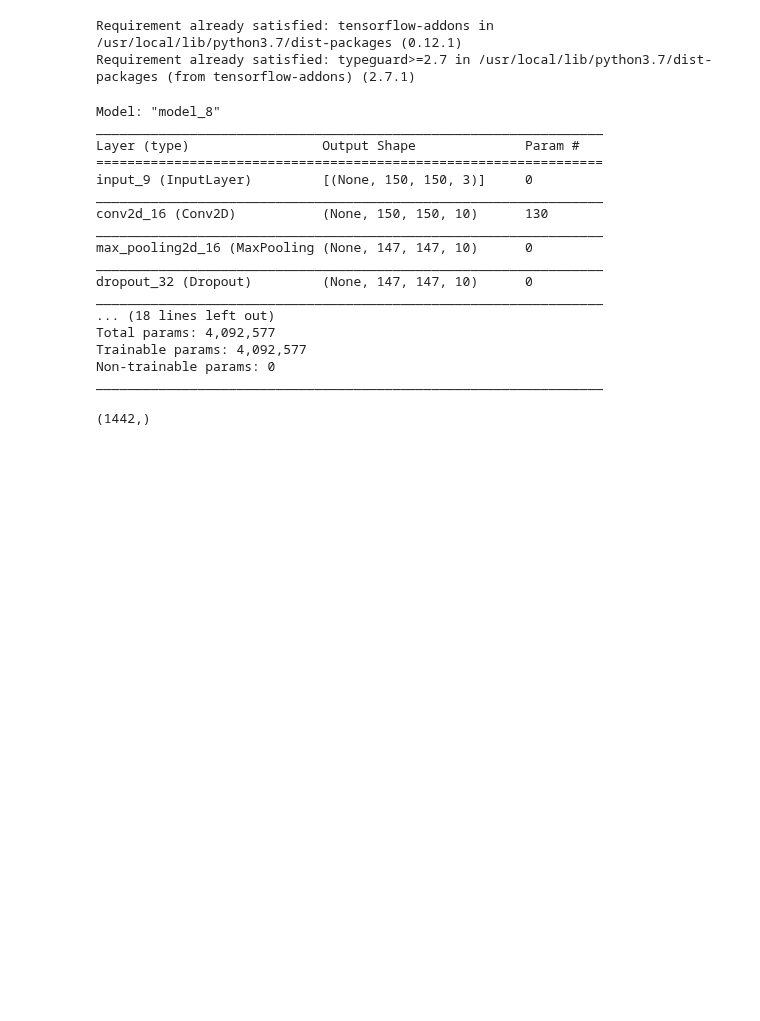
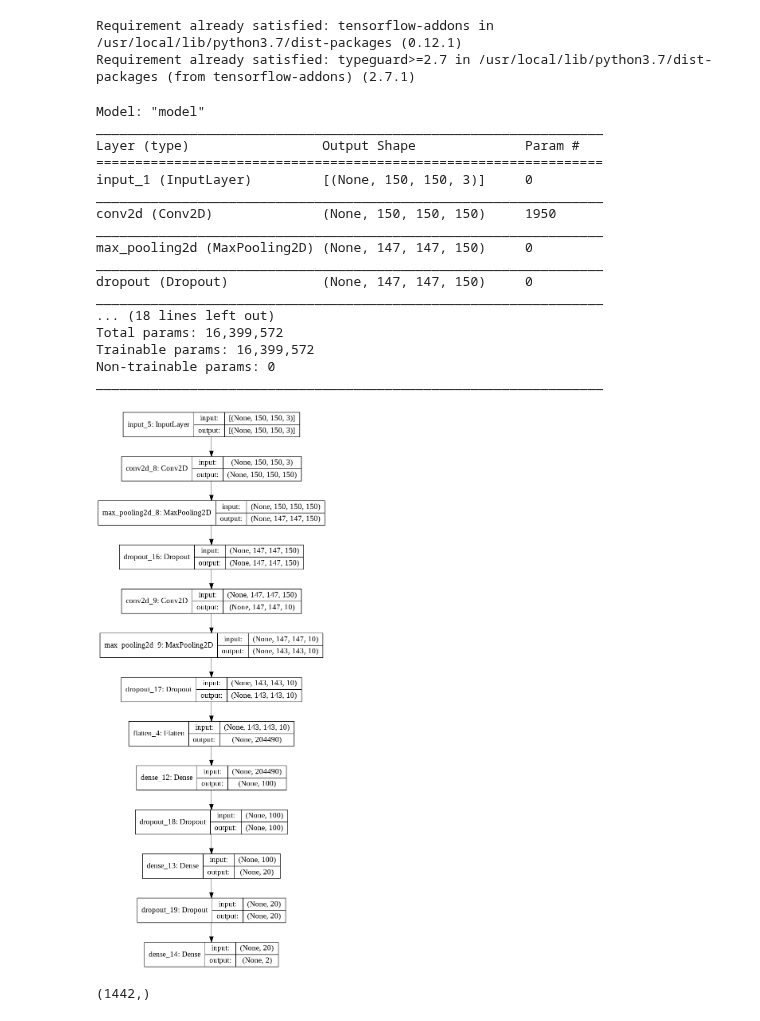
Before and after one commit to sipocz/Colab, a Jupyter notebook: data_sprint_28_detect_trees_near_electric_wires_c16e82f09b154e1691b8b0833d8875a7.ipynb, the cells around one changed output. Drawn from its saved outputs; the diff is of its cells as text; code cells hidden in the pictures; blank space fills up the shorter version.

```diff
--- a/data_sprint_28_detect_trees_near_electric_wires_c16e82f09b154e1691b8b0833d8875a7.ipynb
+++ b/data_sprint_28_detect_trees_near_electric_wires_c16e82f09b154e1691b8b0833d8875a7.ipynb
@@ -207,11 +207,11 @@ from tensorflow.keras.layers import Input, Dense, Dropout, Conv2D, MaxPool2D, Fl
 from tensorflow.keras.models import Model
 # %%
 tf.Variable.initializer
-dropout_rate_conv1=0.73
-dropout_rate_conv2=0.54
+dropout_rate_conv1=0.85
+dropout_rate_conv2=0.45
 
-dropout_rate_d1=0.4 # 0,5
-dropout_rate_d2=0.1 # 0,5
+dropout_rate_d1=0.78 # 0,5
+dropout_rate_d2=0.2 # 0,5
 
 n_classes=1
 # %%
@@ -223,7 +223,7 @@ n_classes=1
 
 x = Input(shape=(image_size,image_size,3))
 
-conv1 = Conv2D(filters=10,
+conv1 = Conv2D(filters=150,
                 kernel_size=[2, 2],
                 padding="same",
                 activation="relu")(x)
@@ -242,10 +242,10 @@ dropout2 = Dropout(rate=dropout_rate_conv2)(pool2)
 
 pool2_flat = Flatten()(dropout2)
 
-dense1 = Dense(units=20, activation="relu")(pool2_flat)
+dense1 = Dense(units=100, activation="relu")(pool2_flat)
 dropout3 = Dropout(rate=dropout_rate_d1)(dense1)
 
-dense2 = Dense(units=5, activation="relu")(dropout3)
+dense2 = Dense(units=20, activation="relu")(dropout3)
 dropout4 = Dropout(rate=dropout_rate_d2,)(dense2)
 
 predictions = Dense(units = 2, activation='softmax')(dropout4)
@@ -255,30 +255,35 @@ model = Model(inputs=x, outputs=predictions)
 opt = tf.keras.optimizers.Adamax(learning_rate=0.0001)
 optimizer = tfa.optimizers.Lookahead(opt)
 
-model.compile(optimizer=opt,
+model.compile(optimizer=optimizer,
               loss='sparse_categorical_crossentropy',
               metrics=['accuracy'])
 # %%
 model.summary()
 #model=""
 # %% [output]
-Model: "model_8"
+Model: "model"
 _________________________________________________________________
 Layer (type)                 Output Shape              Param #
 =================================================================
-input_9 (InputLayer)         [(None, 150, 150, 3)]     0
+input_1 (InputLayer)         [(None, 150, 150, 3)]     0
 _________________________________________________________________
-conv2d_16 (Conv2D)           (None, 150, 150, 10)      130
+conv2d (Conv2D)              (None, 150, 150, 150)     1950
 _________________________________________________________________
-max_pooling2d_16 (MaxPooling (None, 147, 147, 10)      0
+max_pooling2d (MaxPooling2D) (None, 147, 147, 150)     0
 _________________________________________________________________
-dropout_32 (Dropout)         (None, 147, 147, 10)      0
+dropout (Dropout)            (None, 147, 147, 150)     0
 _________________________________________________________________
 ... (18 lines left out)
-Total params: 4,092,577
-Trainable params: 4,092,577
+Total params: 16,399,572
+Trainable params: 16,399,572
 Non-trainable params: 0
 _________________________________________________________________
+# %%
+from tensorflow.keras.utils import plot_model
+plot_model(model, to_file="model_plot1.png" , show_shapes=True, show_layer_names=True)
+# %% [output]
+[figure, added]
 # %%
 y_val.shape
 # %% [output]
```
Also changed, not shown: parts of 1 cell of this notebook.
